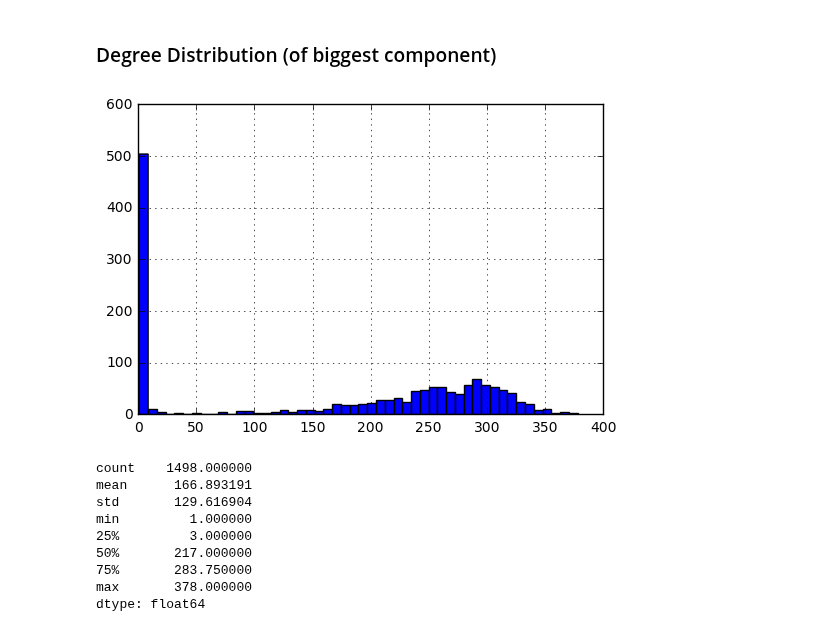
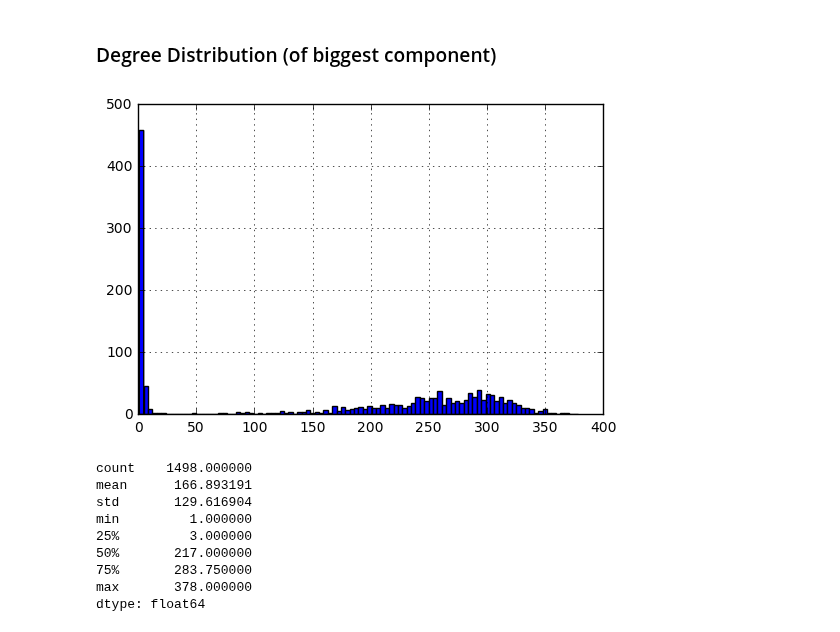
Before and after one commit to aschle/bees-sna, a Jupyter notebook: bib/Network_properties_just_because.ipynb, the cells around one changed output. Cells and saved outputs as stored; diff of their text form; code cells hidden in the pictures.

```diff
--- a/bib/Network_properties_just_because.ipynb
+++ b/bib/Network_properties_just_because.ipynb
@@ -171,10 +186,10 @@ Average degree: 166.8931909212283
 # %%
 degree_distribution = Series(list(degrees))
 # %%
-ax = degree_distribution.hist(bins=50)
-# ax.set_yscale('log')
+ax = degree_distribution.hist(bins=100)
+#ax.set_yscale('log')
 # %% [output]
-[figure, old version]
+[figure, new version]
 # %%
 degree_distribution.describe()
 # %% [output]
```
Also changed, not shown: parts of 15 cells of this notebook.
